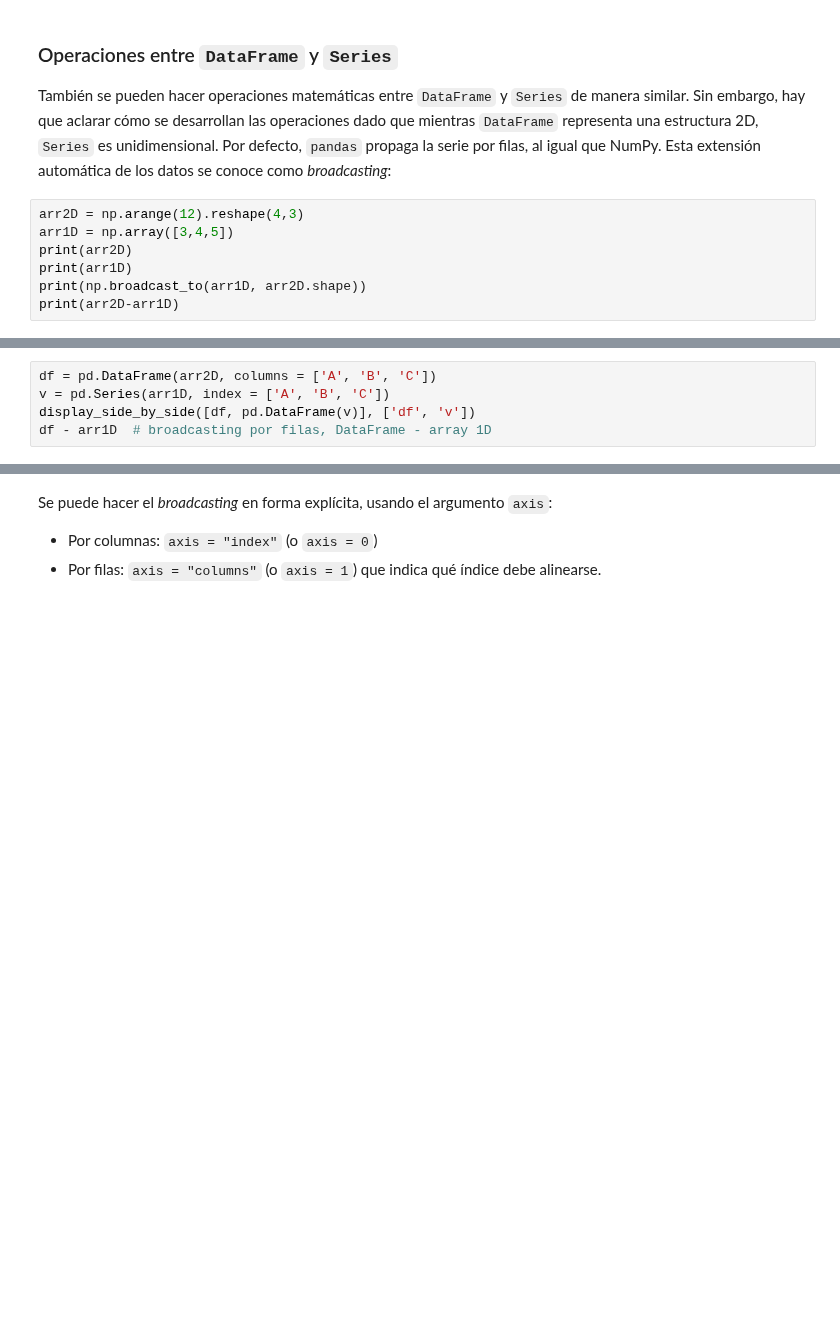
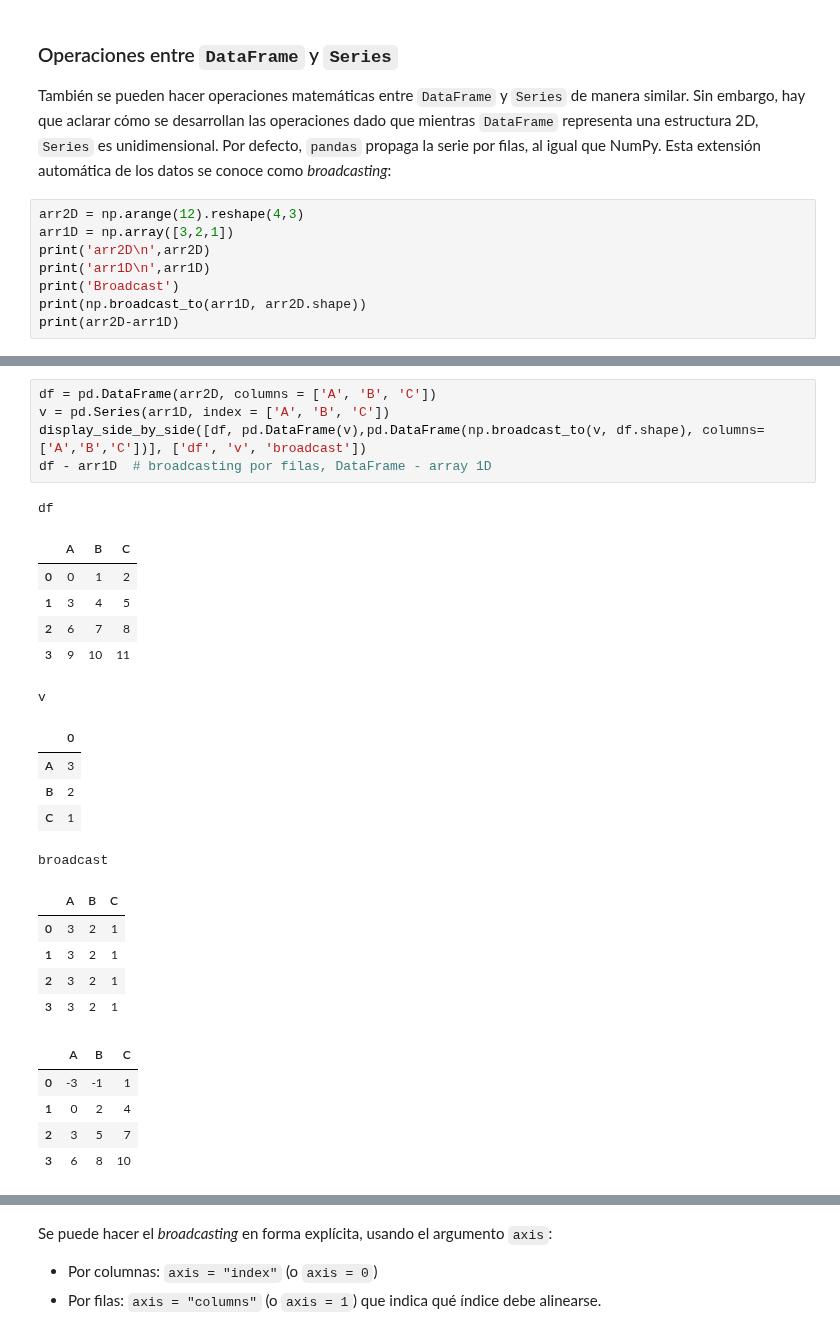
Before and after one commit to fiolj/intro-python-IB, a Jupyter notebook: clases/14_3_pandas_dataframes.ipynb, the cells around one changed output, grey strips where cells are left out. Cells and saved outputs as stored; diff of their text form; blank space fills up the shorter version.

```diff
--- a/clases/14_3_pandas_dataframes.ipynb
+++ b/clases/14_3_pandas_dataframes.ipynb
@@ -539,8 +678,9 @@ En resumen, las operaciones realizan una unión entre los `DataFrame`s, y luego,
 También se pueden hacer operaciones matemáticas entre `DataFrame` y `Series` de manera similar. Sin embargo, hay que aclarar cómo se desarrollan las operaciones dado que mientras `DataFrame` representa una estructura 2D, `Series` es unidimensional. Por defecto, `pandas` propaga la serie por filas, al igual que NumPy. Esta extensión automática de los datos se conoce como _broadcasting_:
 # %%
 arr2D = np.arange(12).reshape(4,3)
-arr1D = np.array([3,4,5])
-print(arr2D)
-print(arr1D)
+arr1D = np.array([3,2,1])
+print('arr2D\n',arr2D)
+print('arr1D\n',arr1D)
+print('Broadcast')
 print(np.broadcast_to(arr1D, arr2D.shape))
 print(arr2D-arr1D)
@@ -547,7 +704,30 @@ print(arr2D-arr1D)
 # %%
 df = pd.DataFrame(arr2D, columns = ['A', 'B', 'C'])
 v = pd.Series(arr1D, index = ['A', 'B', 'C'])
-display_side_by_side([df, pd.DataFrame(v)], ['df', 'v'])
+display_side_by_side([df, pd.DataFrame(v),pd.DataFrame(np.broadcast_to(v, df.shape), columns=['A','B','C'])], ['df', 'v', 'broadcast'])
 df - arr1D  # broadcasting por filas, DataFrame - array 1D
+# %% [output]
+df
+|  | A | B | C |
+| 0 | 0 | 1 | 2 |
+| 1 | 3 | 4 | 5 |
+| 2 | 6 | 7 | 8 |
+| 3 | 9 | 10 | 11 |
+v
+|  | 0 |
+| A | 3 |
+| B | 2 |
+| C | 1 |
+broadcast
+|  | A | B | C |
+| 0 | 3 | 2 | 1 |
+| 1 | 3 | 2 | 1 |
+| 2 | 3 | 2 | 1 |
+| 3 | 3 | 2 | 1 |
+|  | A | B | C |
+| 0 | -3 | -1 | 1 |
+| 1 | 0 | 2 | 4 |
+| 2 | 3 | 5 | 7 |
+| 3 | 6 | 8 | 10 |
 # %%
 df - v  # broadcasting por filas, DataFrame - Serie
```
Also changed, not shown: parts of 43 cells of this notebook, 52 other files.
